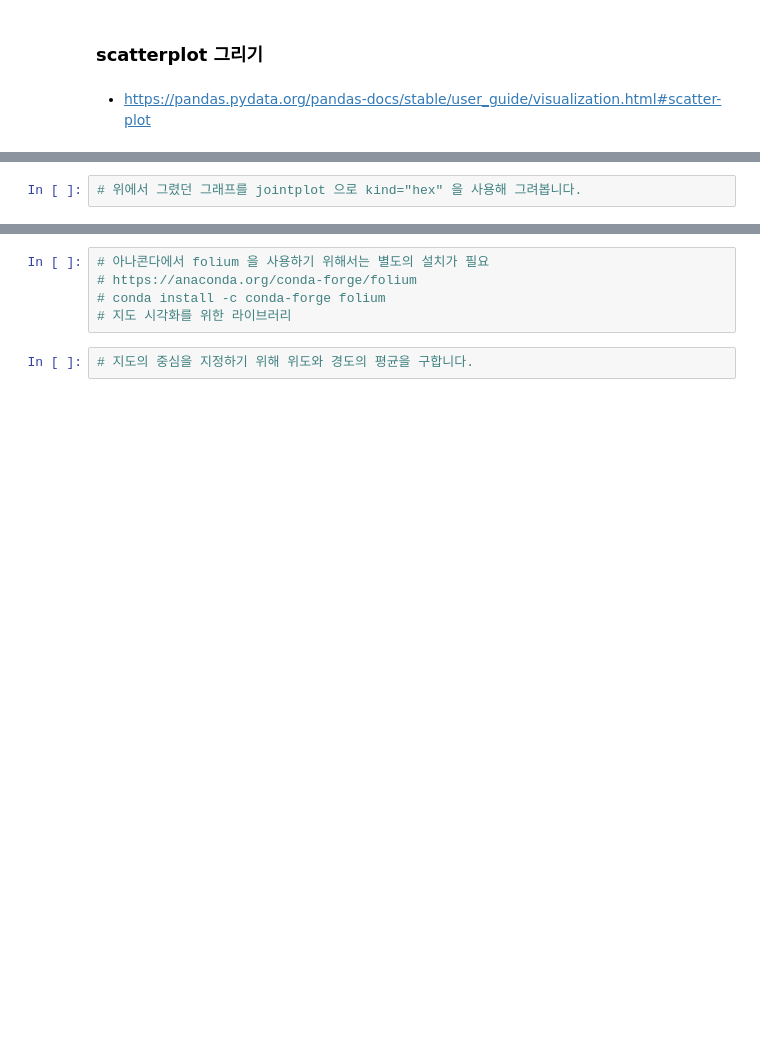
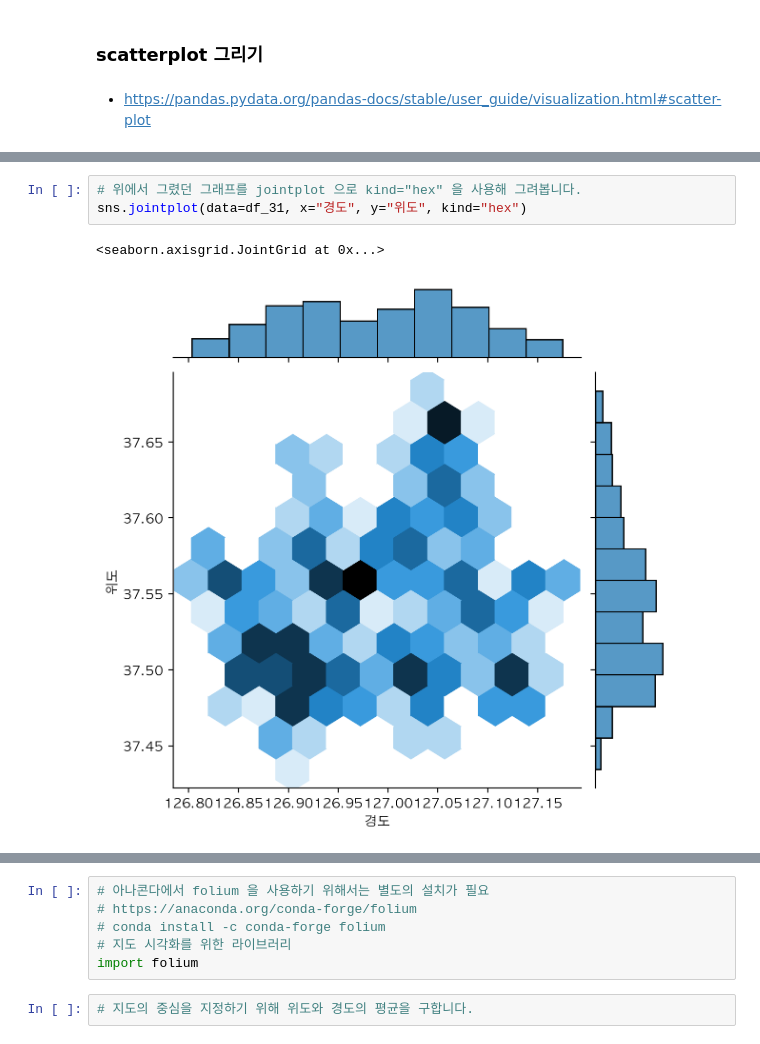
Before and after one commit to online5880/Public-Data-Analysis-in-Python, a Jupyter notebook: franchise/03_franchise_eda_input.ipynb, the cells around one changed output, grey strips where cells are left out. Saved outputs shown, nothing was run; the diff lists cells and outputs as text; blank space fills up the shorter version.

```diff
--- a/franchise/03_franchise_eda_input.ipynb
+++ b/franchise/03_franchise_eda_input.ipynb
@@ -470,5 +482,9 @@ sns.scatterplot(
 # %%
 # 위에서 그렸던 그래프를 jointplot 으로 kind="hex" 을 사용해 그려봅니다.
+sns.jointplot(data=df_31, x="경도", y="위도", kind="hex")
+# %% [output]
+<seaborn.axisgrid.JointGrid at 0x...>
+[figure, added]
 # %% [markdown]
 ## Folium 으로 지도 활용하기
 
@@ -492,6 +508,7 @@ sns.scatterplot(
 # https://anaconda.org/conda-forge/folium
 # conda install -c conda-forge folium
 # 지도 시각화를 위한 라이브러리
+import folium
 # %%
 # 지도의 중심을 지정하기 위해 위도와 경도의 평균을 구합니다.
 # %%
```
Also changed, not shown: parts of 26 cells of this notebook.
